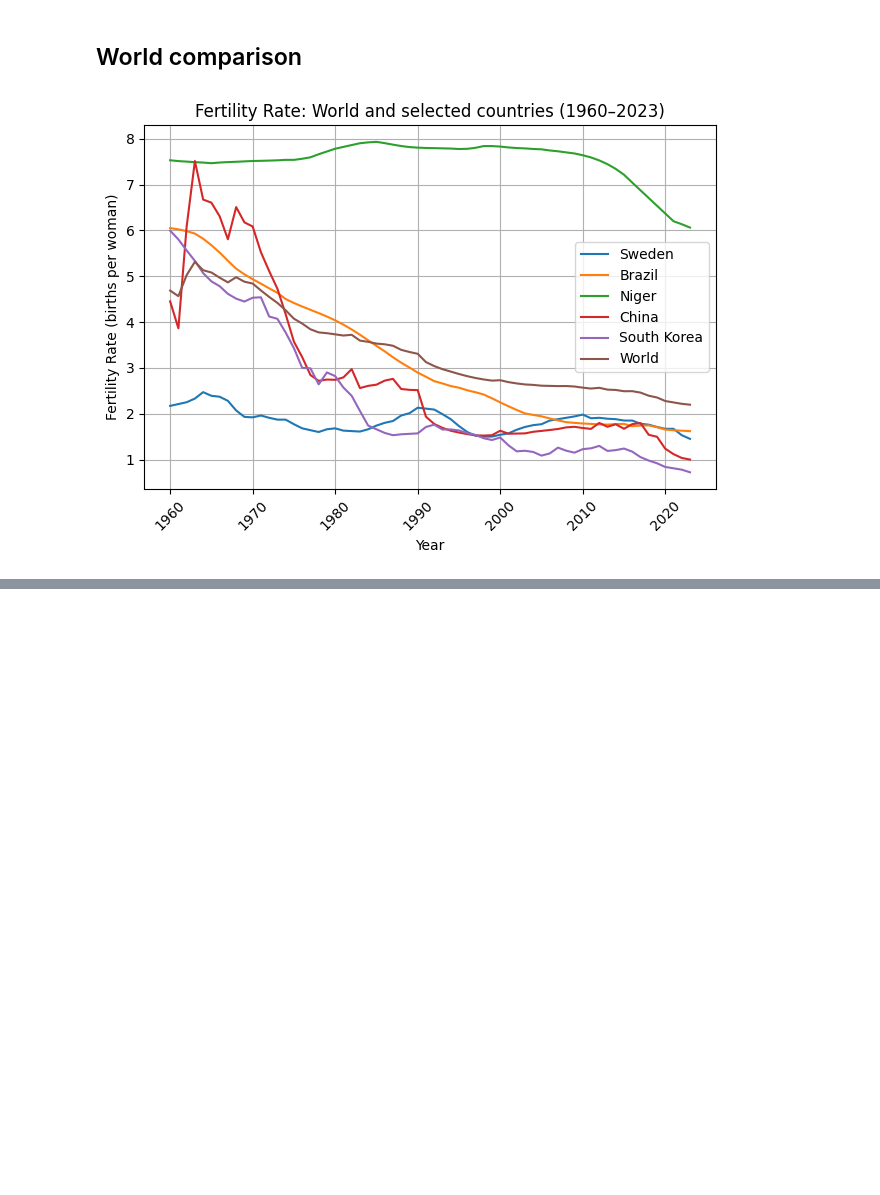
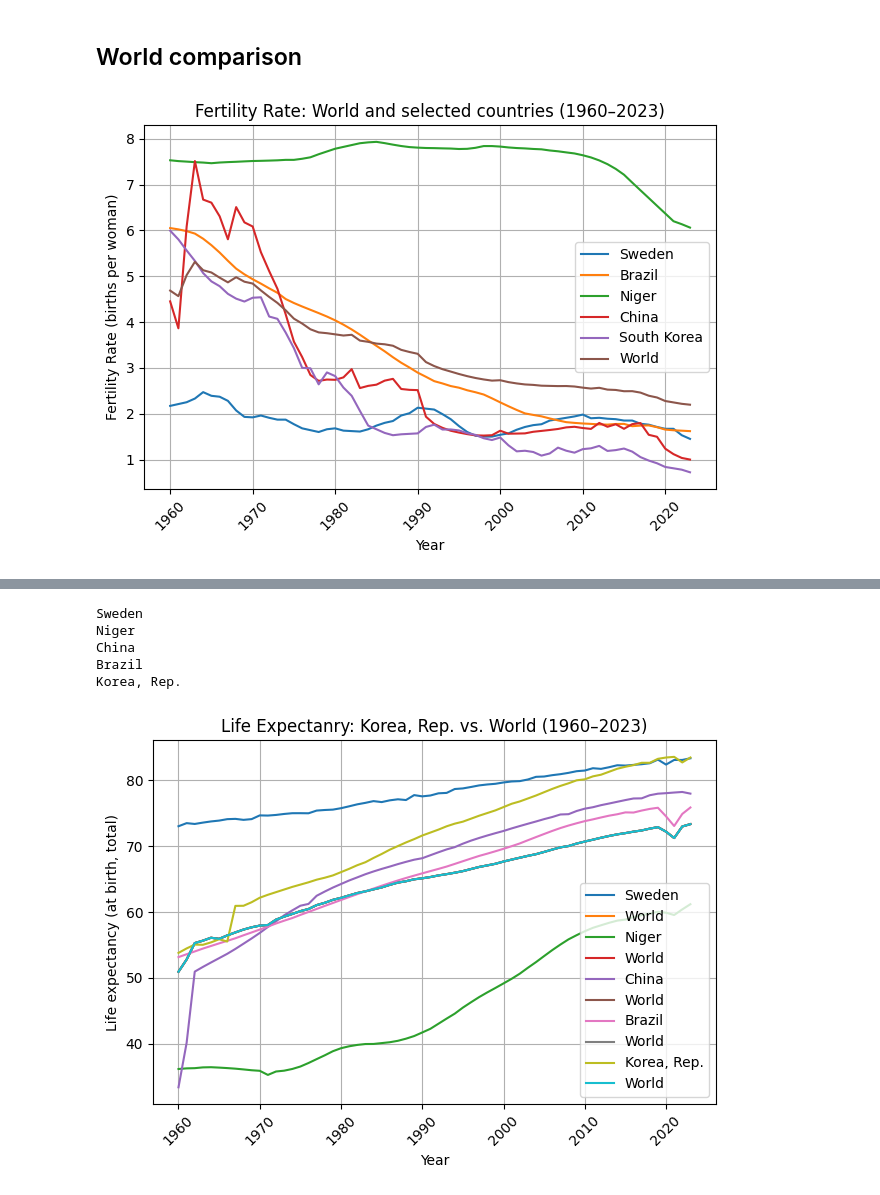
Before and after one commit to SkaldorHub/ds_fertility_rate, a Jupyter notebook: fertility_rate.ipynb, the cells around one changed output, grey strips where cells are left out. Drawn from its saved outputs; the diff is of its cells as text; code cells hidden in the pictures; blank space fills up the shorter version.

```diff
--- a/fertility_rate.ipynb
+++ b/fertility_rate.ipynb
@@ -147,0 +245,41 @@ plt.show()
+# %%
+countries = ["Sweden", "Niger", "China", "Brazil", "Korea, Rep."]
+for country in countries:
+    print(country)
+    # Read Data
+    output = pd.read_excel("life_expectancy.xls", sheet_name="Data", index_col=0, skiprows=3)
+    country_data = output.loc[country]
+    world_data = output.loc["World"]
+
+    # X-Values (years)
+    years = country_data.index[3:]  # erste 3 Spalten überspringen
+
+    # Y-Values
+    sweden_rates = country_data[3:].values
+    world_rates = world_data[3:].values
+
+    # Create diagram
+    plt.plot(years, sweden_rates, label=country)
+    plt.plot(years, world_rates, label="World")
+
+    # Configure diagram
+    plt.xticks(years[::10], rotation=45)
+    plt.title(f"Life Expectanry: {country} vs. World (1960–2023)")
+    plt.xlabel("Year")
+    plt.ylabel("Life expectancy (at birth, total)")
+    plt.grid(True)
+    plt.legend()
+    plt.tight_layout()
+
+    # Save diagram
+    plt.savefig(f"diagram_output/{country}_vs_world_life_expectancy.png", dpi=1200)
+
+    # Show diagram
+    #plt.show()
+# %% [output]
+Sweden
+Niger
+China
+Brazil
+Korea, Rep.
+[figure, added]
```
Also changed, not shown: parts of 6 cells of this notebook, 6 other files.
